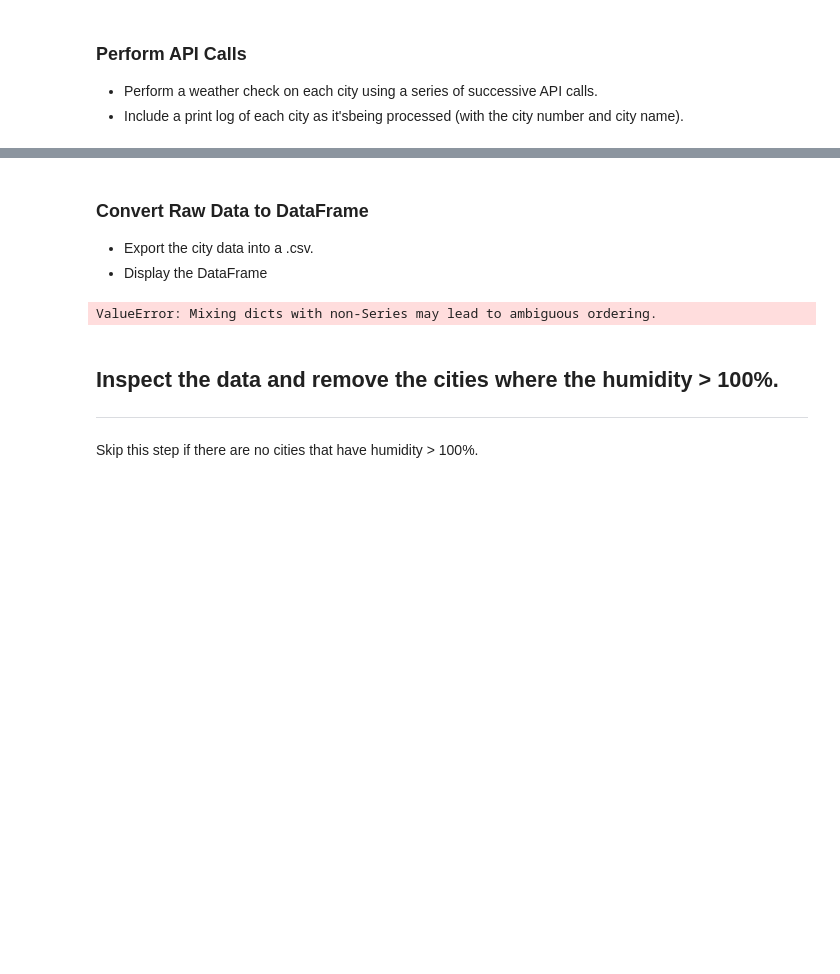
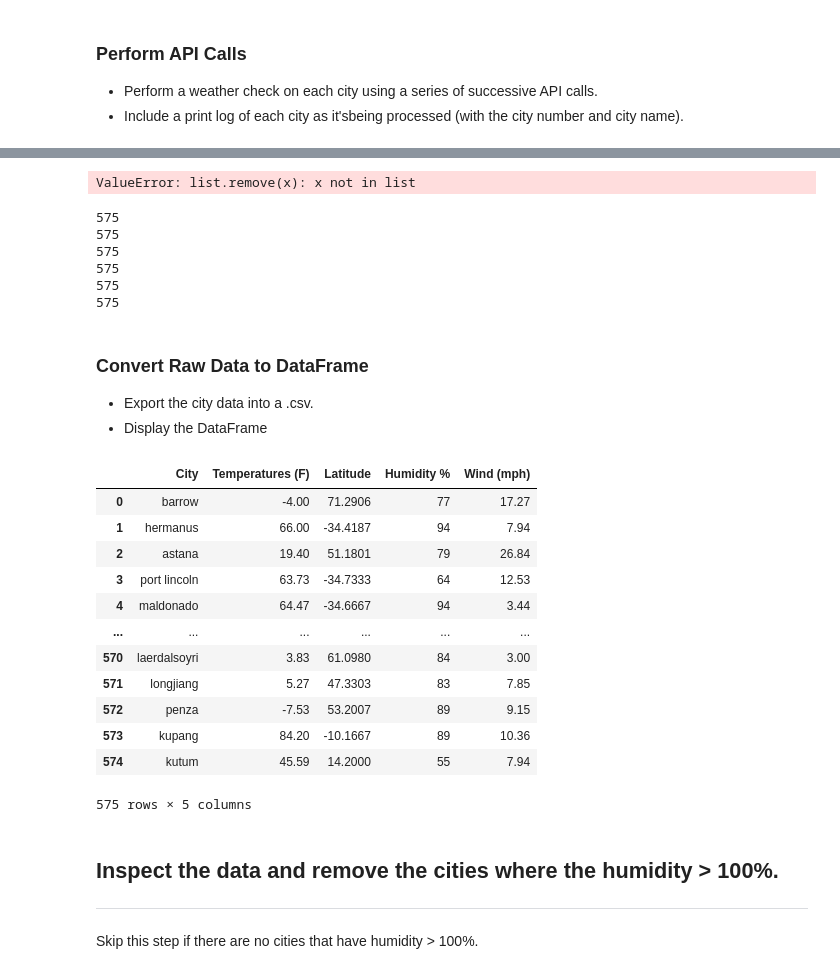
Before and after one commit to emedina2/python-api-challenge, a Jupyter notebook: starter_code/WeatherPy.ipynb, the cells around one changed output, grey strips where cells are left out. Cells and saved outputs as stored; diff of their text form; code cells hidden in the pictures; blank space fills up the shorter version.

Commit message:
Update WeatherPy.ipynb
Created dataframe with valid Cities.

```diff
--- a/starter_code/WeatherPy.ipynb
+++ b/starter_code/WeatherPy.ipynb
@@ -59,12 +59,20 @@ base_url = "http://api.openweathermap.org/data/2.5/weather?q="
 x=0
 temps = []
 lat = []
+humidity = []
+wind = []
+bad_cities = []
 for city in cities:
-    test = base_url + city + "&appid=" + weather_api_key + "&units=imperial"
+    request = base_url + city + "&appid=" + weather_api_key + "&units=imperial"
     print(f'Gathering data for city {x}, {city}.')
     x+= 1
-    temps.append(response['main']['temp'])
-    lat.append(response['coord']['lat'])
-#response = requests.get(test).json()
-#print(json.dumps(response, indent=4, sort_keys=True))
+    response = requests.get(request).json()
+    try:
+        temps.append(response['main']['temp'])
+        lat.append(response['coord']['lat'])
+        humidity.append(response['main']['humidity'])
+        wind.append(response['wind']['speed'])
+    except:
+        print(f'{city} has no data.')
+        bad_cities.append(city)
 # %% [output]
@@ -110,12 +102,49 @@ print(response['coord']['lat'])
+# %%
+#remove cities with no data
+clean_cities = cities
+for bad in bad_cities:
+    clean_cities.remove(bad)
+# %% [output]
+ValueError: list.remove(x): x not in list
+# %%
+#verify all arrays are the same length
+print(len(cities))
+print(len(temps))
+print(len(lat))
+print(len(humidity))
+print(len(wind))
+print(len(clean_cities))
+# %% [output]
+575
+575
+575
+575
+575
+575
 # %% [markdown]
 ### Convert Raw Data to DataFrame
 * Export the city data into a .csv.
 * Display the DataFrame
-# %%
-weather_df = pd.DataFrame(response)
-weather_df
-# %% [output]
-ValueError: Mixing dicts with non-Series may lead to ambiguous ordering.
+# %%
+
+weather_df = {"City": clean_cities, "Temperatures (F)": temps, "Latitude" : lat, "Humidity %" : humidity,
+              "Wind (mph)" : wind}
+weather_df = pd.DataFrame(weather_df)
+weather_df
+# %% [output]
+|  | City | Temperatures (F) | Latitude | Humidity % | Wind (mph) |
+| 0 | barrow | -4.00 | 71.2906 | 77 | 17.27 |
+| 1 | hermanus | 66.00 | -34.4187 | 94 | 7.94 |
+| 2 | astana | 19.40 | 51.1801 | 79 | 26.84 |
+| 3 | port lincoln | 63.73 | -34.7333 | 64 | 12.53 |
+| 4 | maldonado | 64.47 | -34.6667 | 94 | 3.44 |
+| ... | ... | ... | ... | ... | ... |
+| 570 | laerdalsoyri | 3.83 | 61.0980 | 84 | 3.00 |
+| 571 | longjiang | 5.27 | 47.3303 | 83 | 7.85 |
+| 572 | penza | -7.53 | 53.2007 | 89 | 9.15 |
+| 573 | kupang | 84.20 | -10.1667 | 89 | 10.36 |
+| 574 | kutum | 45.59 | 14.2000 | 55 | 7.94 |
+575 rows × 5 columns
 # %% [markdown]
 ## Inspect the data and remove the cities where the humidity > 100%.
 ----
```
Also changed, not shown: parts of 3 cells of this notebook.
